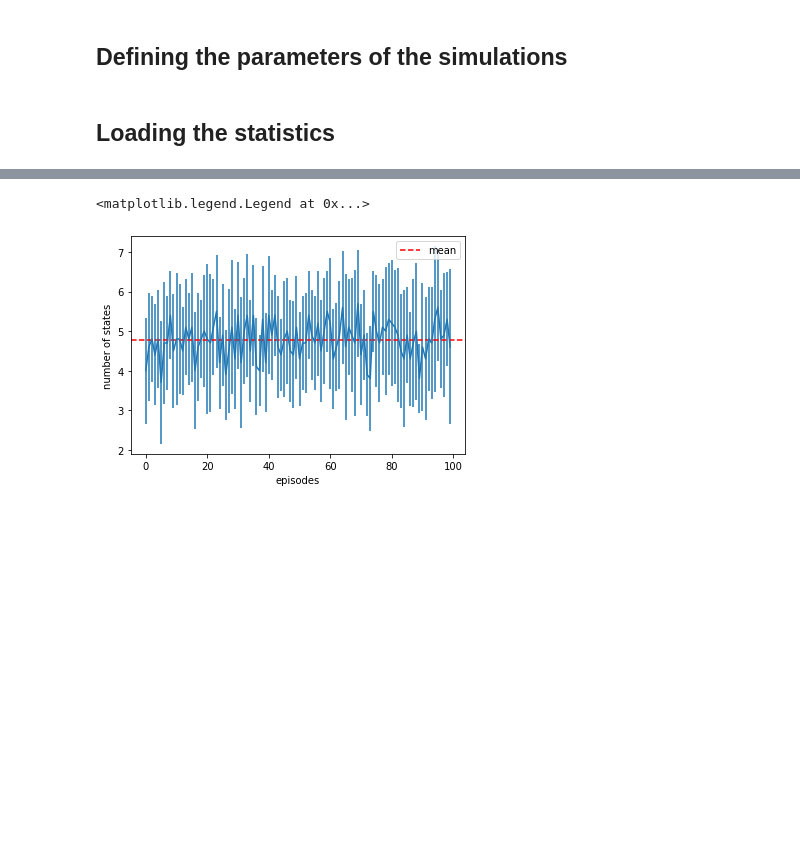
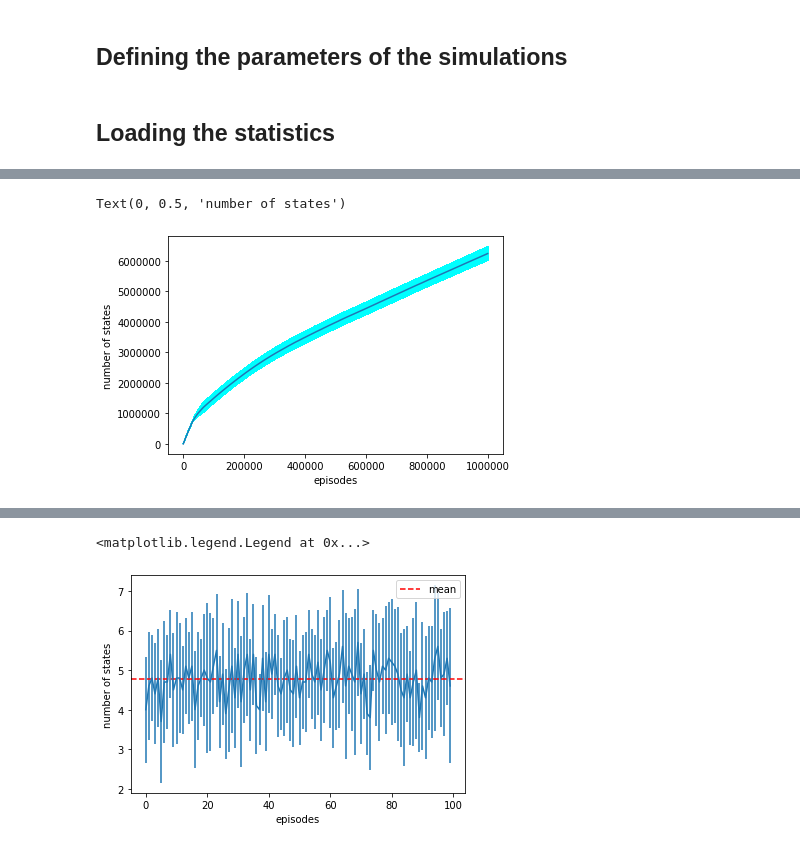
Before and after one commit to FMZennaro/CTF-SQL, a Jupyter notebook: Simulation1_1 - Analysis.ipynb, the cells around one changed output, grey strips where cells are left out. Saved outputs shown, nothing was run; the diff lists cells and outputs as text; code cells hidden in the pictures; blank space fills up the shorter version.

```diff
--- a/Simulation1_1 - Analysis.ipynb
+++ b/Simulation1_1 - Analysis.ipynb
@@ -40,0 +45,7 @@ test_data = joblib.load('ignore_simul1_testdata_20210217232217657942.pkl')
+# %%
+plt.errorbar(range(n_episodes_training),np.mean(train_data[:,2,:],axis=0),yerr=np.std(train_data[:,2,:],axis=0),ecolor='cyan')
+plt.xlabel('episodes')
+plt.ylabel('number of states')
+# %% [output]
+Text(0, 0.5, 'number of states')
+[figure, added]
```
Also changed, not shown: parts of 10 cells of this notebook.
